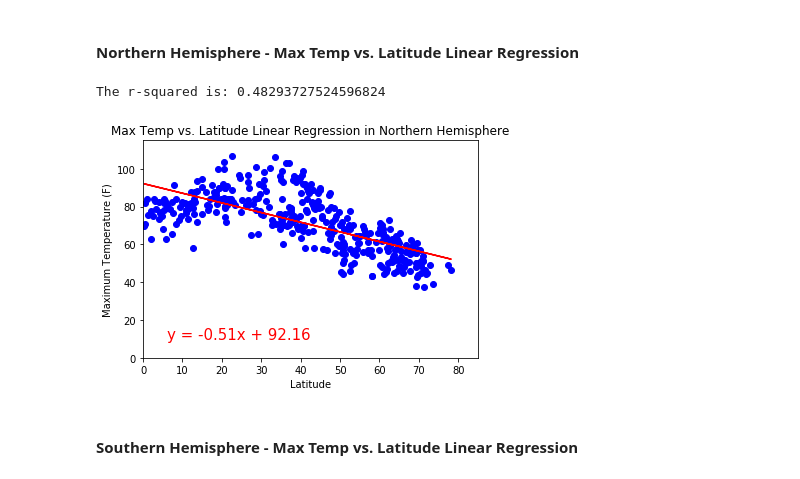
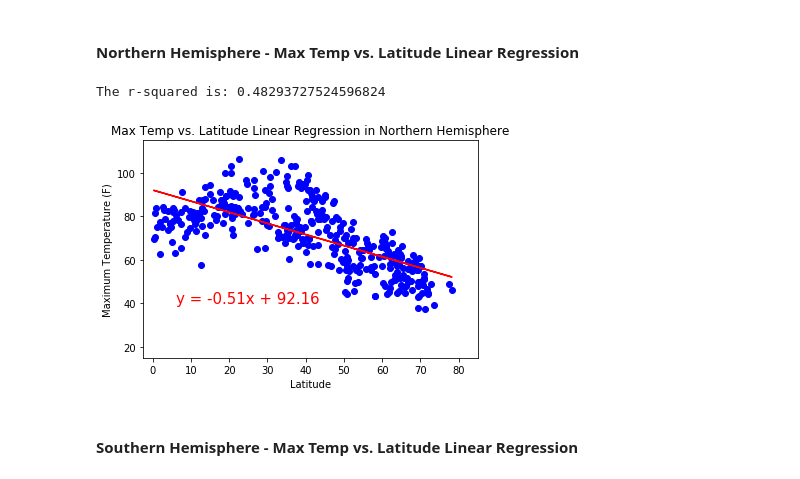
Before and after one commit to sjricketts/python-api-challenge, a Jupyter notebook: WeatherPy/WeatherPy.ipynb, the cells around one changed output. Saved outputs shown, nothing was run; the diff lists cells and outputs as text; code cells hidden in the pictures.

Commit message:
finished regressions

```diff
--- a/WeatherPy/WeatherPy.ipynb
+++ b/WeatherPy/WeatherPy.ipynb
@@ -261,18 +261,23 @@ line_eq = "y = " + str(round(slope,2)) + "x + " + str(round(intercept,2))
 # %%
+# set up regression
+(slope, intercept, rvalue, pvalue, stderr) = linregress(north_cities, north_temp)
+regress_values = north_cities * slope + intercept
+line_eq = "y = " + str(round(slope,2)) + "x + " + str(round(intercept,2))
+
 # create scatter plot
 plt.scatter(north_cities, north_temp, marker="o", facecolors="blue")
 plt.plot(north_cities,regress_values,"r")
-plt.annotate(line_eq,(6,10),fontsize=15,color="red")
-plt.xlim(0, 85)
-plt.ylim(0, 115)
+plt.annotate(line_eq,(6,40),fontsize=15,color="red")
+plt.xlim(-2.5, 85)
+plt.ylim(15, 115)
 plt.xlabel("Latitude")
 plt.ylabel("Maximum Temperature (F)")
 plt.title("Max Temp vs. Latitude Linear Regression in Northern Hemisphere")
 print(f"The r-squared is: {rvalue**2}")
-plt.savefig("Images/MaxTempVsLatRegression.png")
+plt.savefig("Images/NorthMaxTempVsLatRegression.png")
 plt.show()
 # %% [output]
 The r-squared is: 0.48293727524596824
-[figure, old version]
+[figure, new version]
 # %% [markdown]
 ####  Southern Hemisphere - Max Temp vs. Latitude Linear Regression
```
Also changed, not shown: parts of 15 cells of this notebook.
